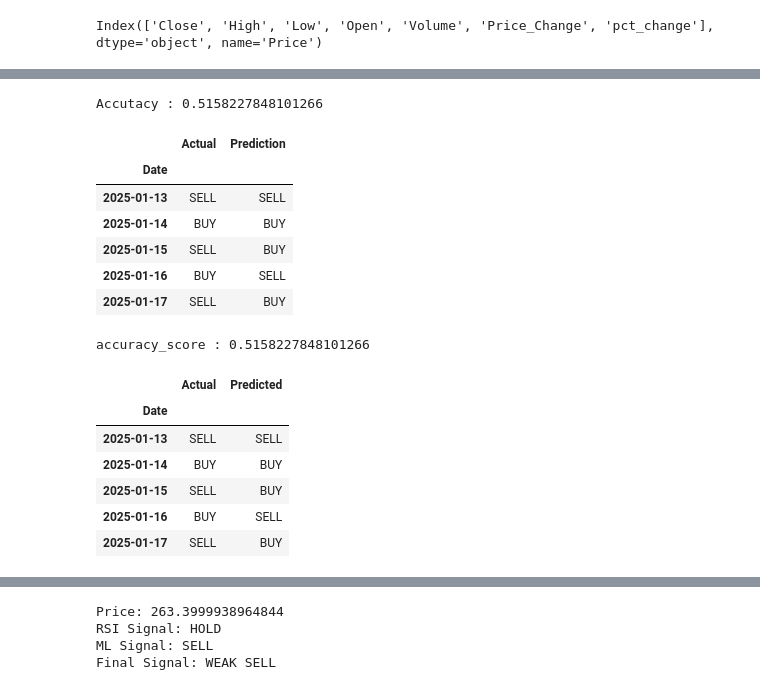
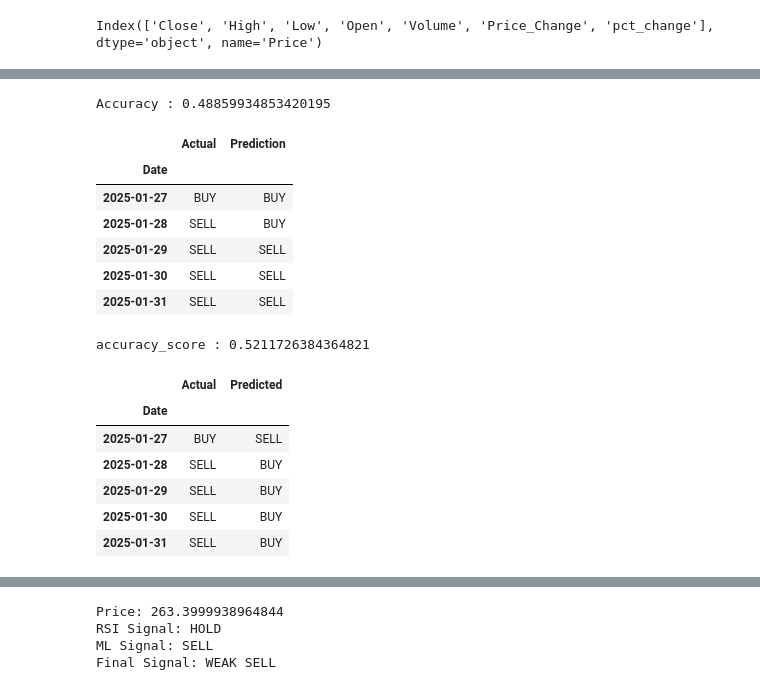
Before and after one commit to shubh229177/Stock-Trading-Signal-System, a Jupyter notebook: System.ipynb, the cells around one changed output, grey strips where cells are left out. Cells and saved outputs as stored; diff of their text form; code cells hidden in the pictures.

```diff
--- a/System.ipynb
+++ b/System.ipynb
@@ -67,6 +69,15 @@ data["Loss"] = -data["Price_Change"].clip(upper=0)
 # Rolling Average
 data['Avg_Gain'] = data['Gain'].rolling(5).mean()
 data['Avg_Loss'] = data['Loss'].rolling(5).mean()
+# %%
+# Moving Average
+data['MA_10'] = data['Close'].rolling(10).mean()
+data['MA_50'] = data['Close'].rolling(50).mean()
+
+# Volatility
+data['Volatility'] = data['Close'].rolling(10).std()
+# %%
+data['Volume_Change'] = data['Volume'].pct_change()
 # %%
 # Relative Strength
 data['RS'] = data['Avg_Gain'] / data['Avg_Loss']
@@ -104,3 +138,3 @@ data.head(21)
 # %%
-data["Target"] = np.where(data["Close"].shift(-1) > data["Close"], "BUY", "SELL")
+data['Target'] = np.where(data['Close'].shift(-3) > data['Close'], "BUY", "SELL")
 # %%
@@ -109,7 +141,7 @@ from sklearn.preprocessing import LabelEncoder
 le = LabelEncoder()
 Y = le.fit_transform(data["Target"])
 # %%
-features = ["RSI", "Avg_Gain", "Avg_Loss", "Price_Change", "pct_change"]
+features = ["RSI", "Avg_Gain", "Avg_Loss", "Price_Change", "pct_change","Volatility","MA_10","MA_50","Volume_Change"]
 
 X = data[features]
 Y = data["Target"]
@@ -136,7 +168,7 @@ model_lr.fit(X_train,Y_train)
 y_pred_lr = model_lr.predict(X_test)
 
 # Accuracy Check
-print('Accutacy :', accuracy_score(Y_test,y_pred_lr))
+print('Accuracy :', accuracy_score(Y_test,y_pred_lr))
 
 result = pd.DataFrame({
     'Actual': Y_test,
@@ -144,37 +176,37 @@ result = pd.DataFrame({
 })
 result.head()
 # %% [output]
-Accutacy : 0.5158227848101266
+Accuracy : 0.48859934853420195
 |  | Actual | Prediction |
 | Date |  |  |
-| 2025-01-13 | SELL | SELL |
-| 2025-01-14 | BUY | BUY |
-| 2025-01-15 | SELL | BUY |
-| 2025-01-16 | BUY | SELL |
-| 2025-01-17 | SELL | BUY |
+| 2025-01-27 | BUY | BUY |
+| 2025-01-28 | SELL | BUY |
+| 2025-01-29 | SELL | SELL |
+| 2025-01-30 | SELL | SELL |
+| 2025-01-31 | SELL | SELL |
 # %%
 # RandomForestClassifier
 model_rf = RandomForestClassifier()
 model_rf.fit(X_train,Y_train)
 
 #Prediction
-y_pred_rf = model_lr.predict(X_test)
+y_pred_rf = model_rf.predict(X_test)
 
 #Accuracy check
 print('accuracy_score :', accuracy_score(Y_test,y_pred_rf))
 
 #Prediction check
 result_rf = pd.DataFrame({
     'Actual':Y_test,
     'Predicted':y_pred_rf
 })
 result_rf.head()
 # %% [output]
-accuracy_score : 0.5158227848101266
+accuracy_score : 0.5211726384364821
 |  | Actual | Predicted |
 | Date |  |  |
-| 2025-01-13 | SELL | SELL |
-| 2025-01-14 | BUY | BUY |
-| 2025-01-15 | SELL | BUY |
-| 2025-01-16 | BUY | SELL |
-| 2025-01-17 | SELL | BUY |
+| 2025-01-27 | BUY | SELL |
+| 2025-01-28 | SELL | BUY |
+| 2025-01-29 | SELL | BUY |
+| 2025-01-30 | SELL | BUY |
+| 2025-01-31 | SELL | BUY |
```
Also changed, not shown: parts of 12 cells of this notebook.
